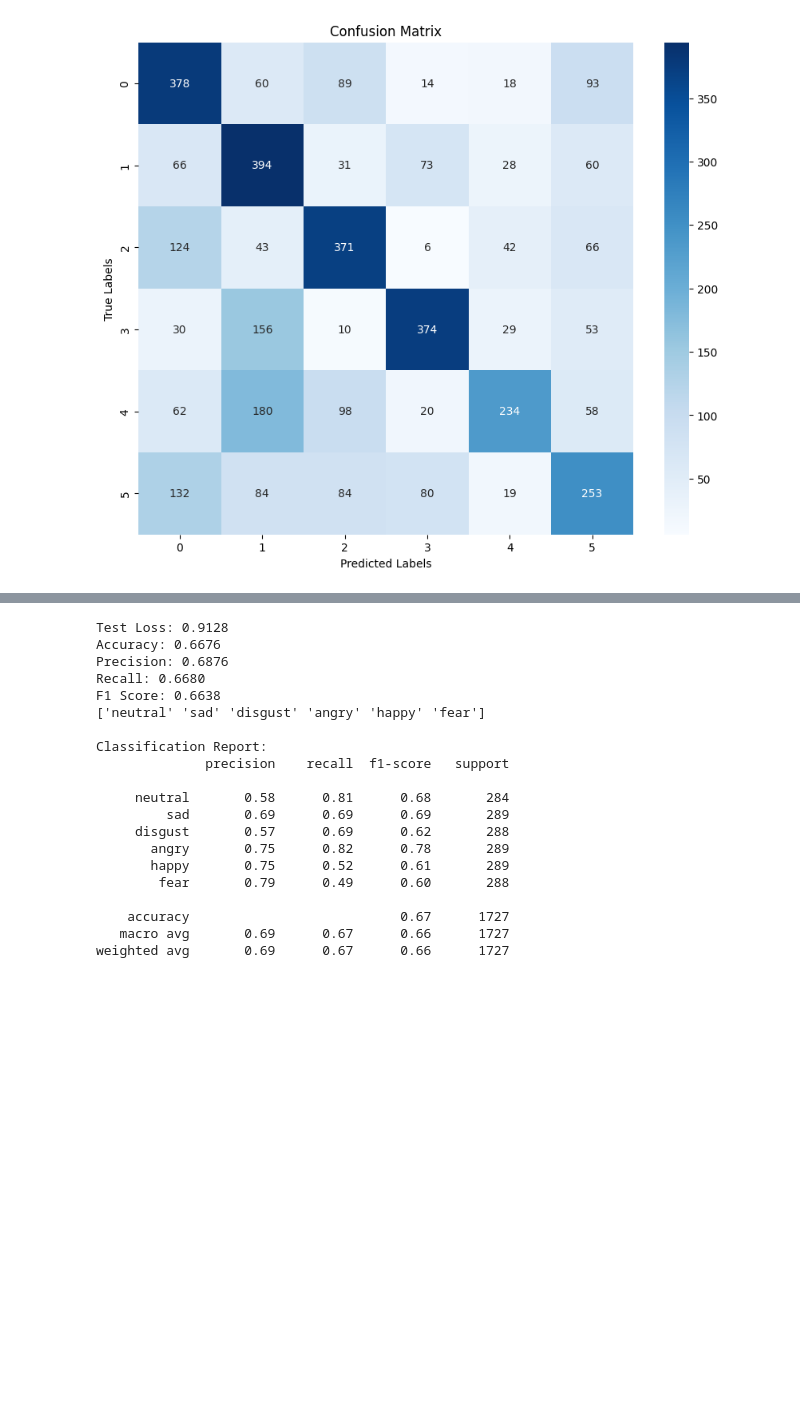
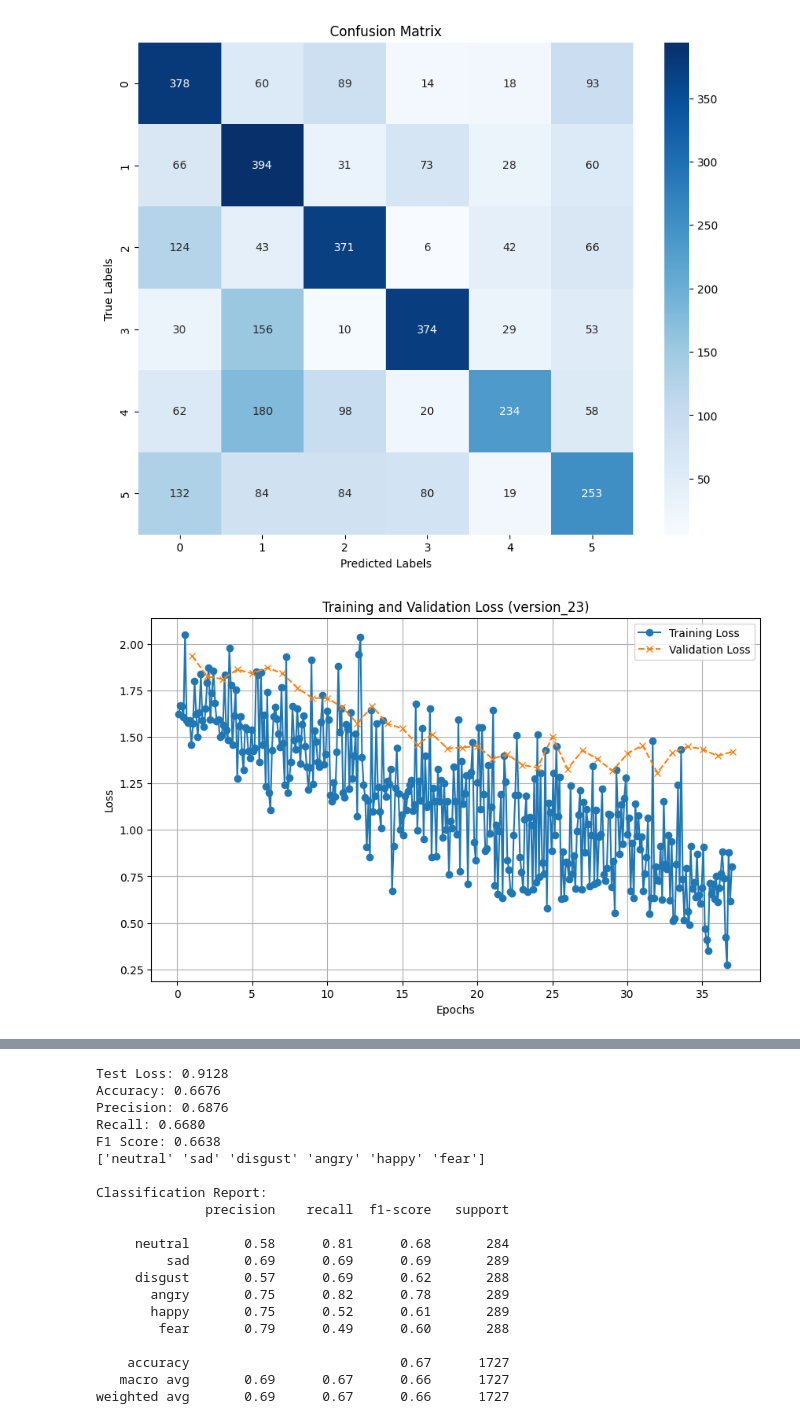
Before and after one commit to Neelhpatel2011/PytorchAudio_Emotion_Classifier, a Jupyter notebook: Neel Local Code/exploratory_data_analysis.ipynb, the cells around one changed output, grey strips where cells are left out. Cells and saved outputs as stored; diff of their text form; code cells hidden in the pictures; blank space fills up the shorter version.

Commit message:
Created functions for getting training loss and validation loss

```diff
--- a/Neel Local Code/exploratory_data_analysis.ipynb
+++ b/Neel Local Code/exploratory_data_analysis.ipynb
@@ -942,6 +1023,24 @@ Classification Report:
    macro avg       0.53      0.51      0.51      3912
 weighted avg       0.53      0.51      0.51      3912
 [figure]
+# %%
+#Version 23
+
+# Training parameters
+TRAIN_DATASET_SIZE = get_size_train('Data/training_data_no_sur.hdf5')
+
+# Define paths and parameters
+log_dir_base = r'C:\Users\Neel Patel\Documents\Github Repositories\PytorchAudio_Emotion_Classifier\logs\emotion_classification'
+log_version = 'version_23'
+log_dir = os.path.join(log_dir_base, log_version)
+
+# Extract losses
+loss_data = extract_loss_from_logs(
+    log_dir=log_dir)
+
+plot_loss_data(loss_data,TRAIN_DATASET_SIZE,log_version)
+# %% [output]
+[figure, added]
 # %%
 #Version 29 No aug no norm - with resampled to 24414hz
 #lr of 1e-3
```
Also changed, not shown: parts of 5 cells of this notebook.
